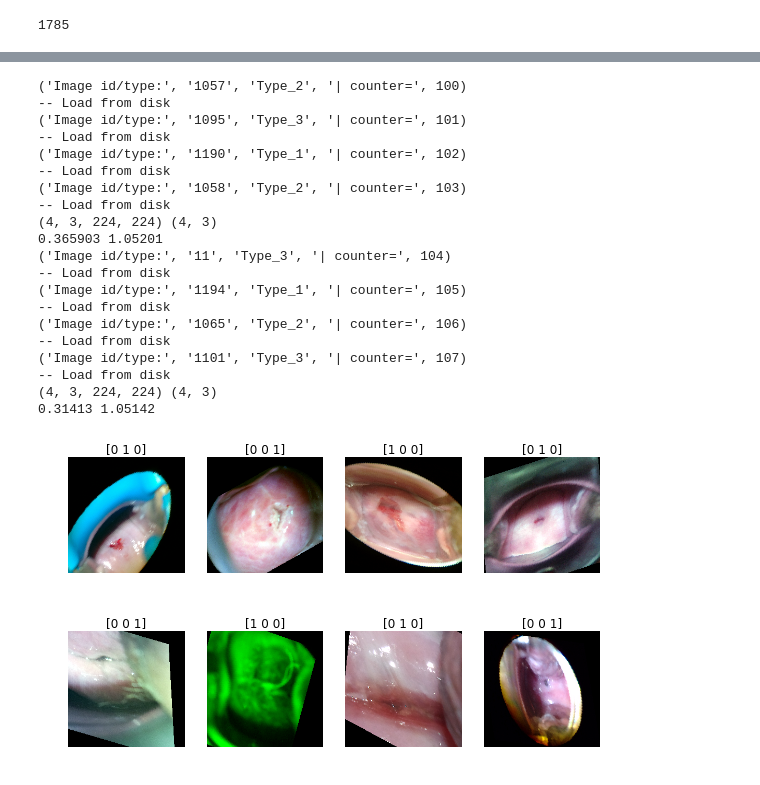
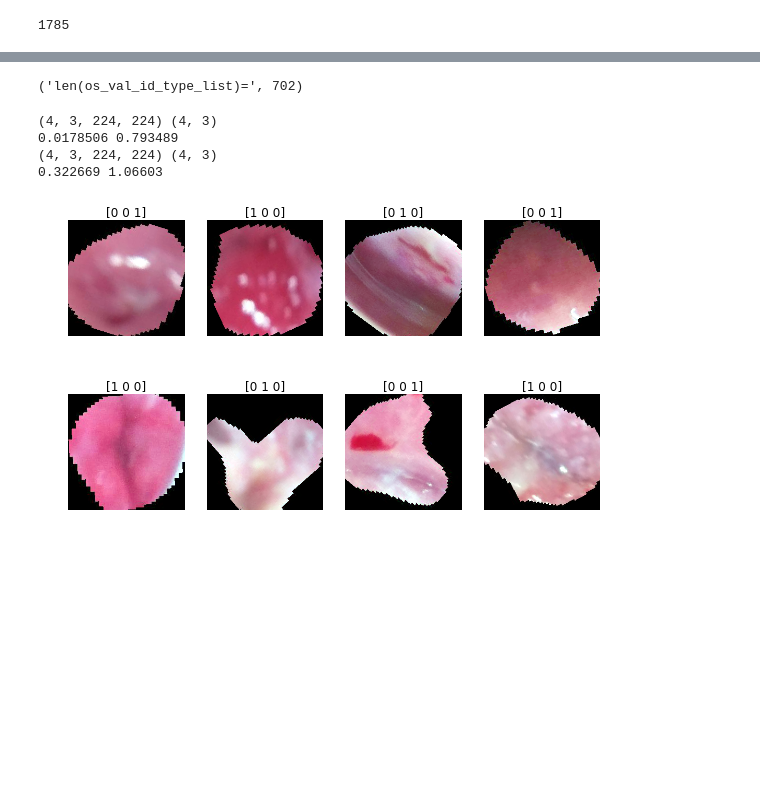
Before and after one commit to vfdev-5/Intel_MobileODT, a Jupyter notebook: notebooks/check_data_iterators.ipynb, the cells around one changed output, grey strips where cells are left out. Cells and saved outputs as stored; diff of their text form; code cells hidden in the pictures; blank space fills up the shorter version.

```diff
--- a/notebooks/check_data_iterators.ipynb
+++ b/notebooks/check_data_iterators.ipynb
@@ -359,10 +496,11 @@ cache = DataCache(1500)
 # %%
 batch_size = 4
-print("len(train_id_type_list)=", len(train_id_type_list))
-flow = train_gen.flow(xy_provider(train_id_type_list,
+print("len(os_train_id_type_list)=", len(os_train_id_type_list))
+flow = train_gen.flow(xy_provider(os_train_id_type_list,
                                   cache=cache,
-                                  verbose=1),
+                                  verbose=0),
                       # Ensure that all batches have the same size
-                      (len(train_id_type_list) // batch_size) * batch_size,
+                      (len(os_train_id_type_list) // batch_size) * batch_size,
+                      seed=seed,
                       batch_size=batch_size)
 # %% [output]
@@ -372,11 +508,18 @@ flow = train_gen.flow(xy_provider(train_id_type_list,
 # %%
-# loop_max_counter = (512 // batch_size) * batch_size
-# for x, y in flow:
-#     print loop_max_counter, x.shape, y.shape
-#     print x.mean(), x.std()
-#     assert x.shape[0] == batch_size
+loop_max_counter = 2
+for x, y in flow:
+    print x.shape, y.shape
+    print x.mean(), x.std()
+    n = 4
+    for counter in range(batch_size):
+        if counter % n == 0:
+            plt.figure(figsize=(12, 4))
+        plt.subplot(1, n, counter % n + 1)
+        plt.imshow(scale_percentile(x[counter, :, :, :].transpose([1, 2, 0])))
+        plt.title("{}".format(y[counter]))
+        plt.axis('off')
 
-#     loop_max_counter -= 1
-#     if loop_max_counter == 0:
-#         break
+    loop_max_counter -= 1
+    if loop_max_counter == 0:
+        break
 # %% [output]
@@ -400,40 +532,36 @@ flow = train_gen.flow(xy_provider(train_id_type_list,
+# %%
+batch_size = 4
+print("len(os_val_id_type_list)=", len(os_val_id_type_list))
+flow = val_gen.flow(xy_provider(os_val_id_type_list,
+                                cache=cache,
+                                verbose=0),
+                    # Ensure that all batches have the same size
+                    (len(os_val_id_type_list) // batch_size) * batch_size,
+                    seed=seed,
+                    batch_size=batch_size)
+# %% [output]
+('len(os_val_id_type_list)=', 702)
 # %%
 loop_max_counter = 2
 for x, y in flow:
     print x.shape, y.shape
     print x.mean(), x.std()
-    n = 5
+    n = 4
     for counter in range(batch_size):
         if counter % n == 0:
             plt.figure(figsize=(12, 4))
         plt.subplot(1, n, counter % n + 1)
         plt.imshow(scale_percentile(x[counter, :, :, :].transpose([1, 2, 0])))
         plt.title("{}".format(y[counter]))
         plt.axis('off')
 
     loop_max_counter -= 1
     if loop_max_counter == 0:
         break
 # %% [output]
-('Image id/type:', '1057', 'Type_2', '| counter=', 100)
--- Load from disk
-('Image id/type:', '1095', 'Type_3', '| counter=', 101)
--- Load from disk
-('Image id/type:', '1190', 'Type_1', '| counter=', 102)
--- Load from disk
-('Image id/type:', '1058', 'Type_2', '| counter=', 103)
--- Load from disk
 (4, 3, 224, 224) (4, 3)
-0.365903 1.05201
-('Image id/type:', '11', 'Type_3', '| counter=', 104)
--- Load from disk
-('Image id/type:', '1194', 'Type_1', '| counter=', 105)
--- Load from disk
-('Image id/type:', '1065', 'Type_2', '| counter=', 106)
--- Load from disk
-('Image id/type:', '1101', 'Type_3', '| counter=', 107)
--- Load from disk
+0.0178506 0.793489
 (4, 3, 224, 224) (4, 3)
-0.31413 1.05142
+0.322669 1.06603
-[figure, old version]
+[figure, new version]
-[figure, old version]
+[figure, new version]
```
Also changed, not shown: parts of 31 cells of this notebook, 26 other files.
